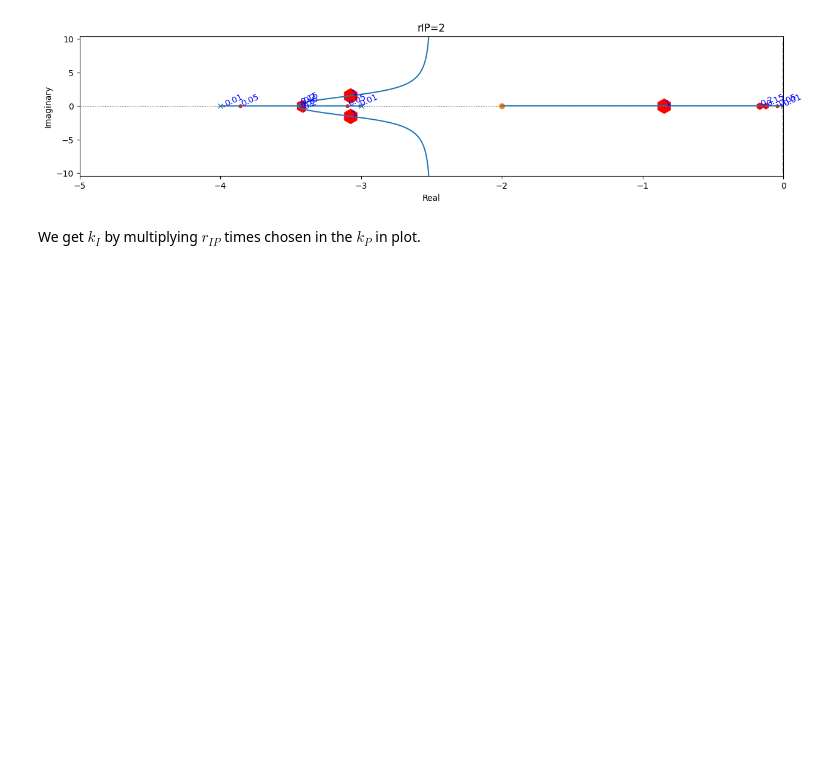
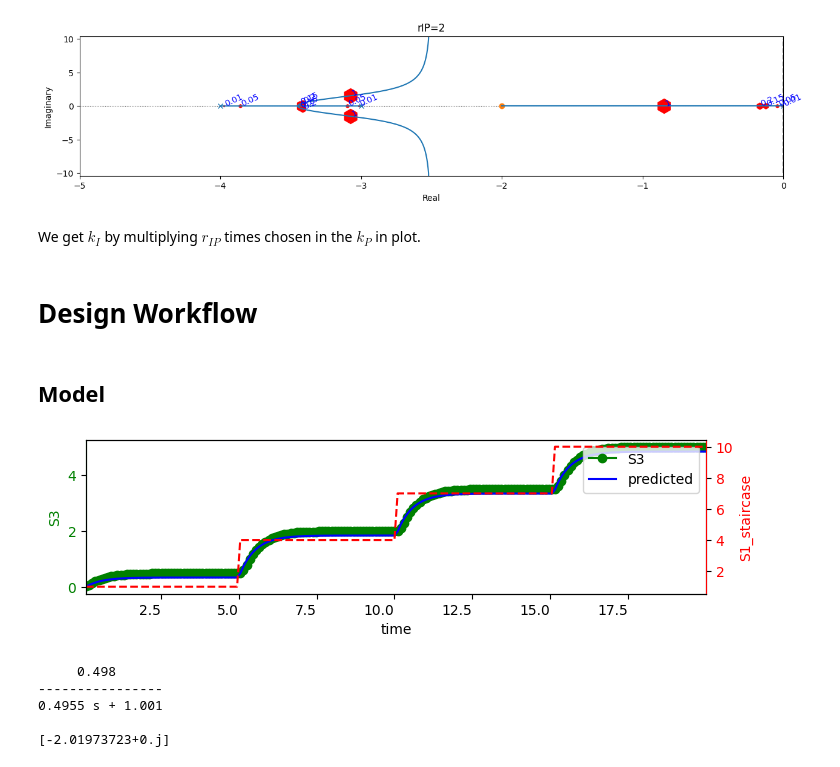
Before and after one commit to joseph-hellerstein/advanced-controls-lectures, a Jupyter notebook: short_class_lectures/Lecture_7_Root_Locus_Design/root_locus_analysis.ipynb, the cells around one changed output. Drawn from its saved outputs; the diff is of its cells as text; code cells hidden in the pictures; blank space fills up the shorter version.

```diff
--- a/short_class_lectures/Lecture_7_Root_Locus_Design/root_locus_analysis.ipynb
+++ b/short_class_lectures/Lecture_7_Root_Locus_Design/root_locus_analysis.ipynb
@@ -517,3 +548,35 @@ for rIP in [0.5, 1, 2]:
 [figure]
 # %% [markdown]
 We get $k_I$ by multiplying $r_{IP}$ times chosen in the $k_P$ in plot.
+# %% [markdown]
+# Design Workflow
+# %% [markdown]
+## Model
+# %%
+SEQUENTIAL_MODEL = """
+model *model_main()
+J1: S1 -> S2; k1*S1
+J2: S2 -> S3; k2*S2
+J3: S3 -> ; k3*S3
+S1 = 10; S2 = 0; S3 = 0
+
+k1 = 1
+k2 = 10
+k3 = 2
+end
+"""
+SEQUENTIAL_CTLSB = ctl.ControlSBML(SEQUENTIAL_MODEL, times=TIMES,
+        input_name="S1", output_name="S3")
+_ = SEQUENTIAL_CTLSB.plotTransferFunctionFit(num_zero=0, num_pole=1,
+            initial_value=1, final_value=10, num_step=3,
+            times=np.linspace(0, 20, 200), figsize=(8, 2))
+SEQUENTIAL_TF = SEQUENTIAL_CTLSB.getOpenLoopTransferFunction()
+print(SEQUENTIAL_TF)
+print(SEQUENTIAL_TF.poles())
+# %% [output]
+[figure, added]
+     0.498
+----------------
+0.4955 s + 1.001
+
+[-2.01973723+0.j]
```
Also changed, not shown: parts of 14 cells of this notebook.
